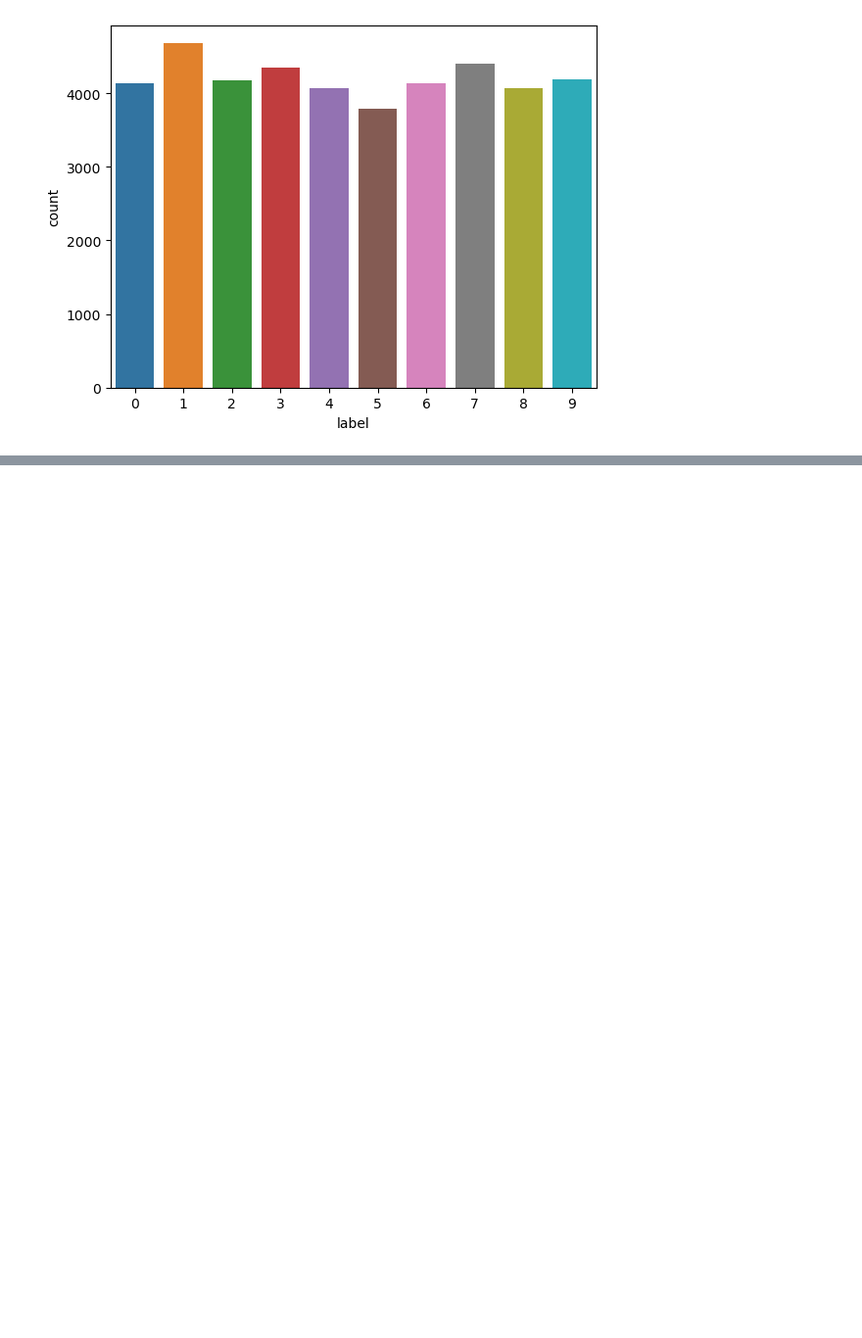
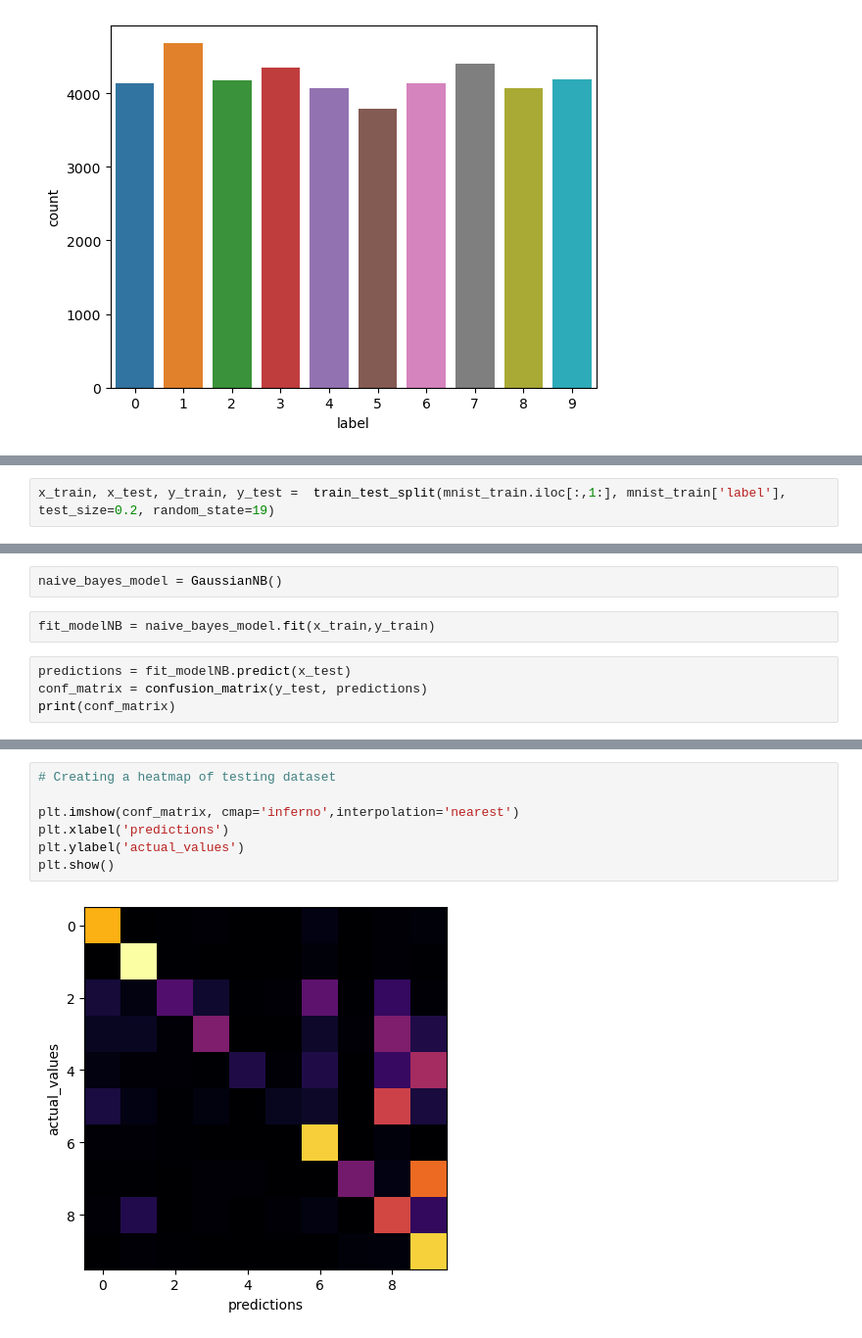
Before and after one commit to BhushanDive/Digit-Recognition-using-Na-ve-Bayes, a Jupyter notebook: Digits.ipynb, the cells around one changed output, grey strips where cells are left out. Shown: that part at 98% size. Saved outputs shown, nothing was run; the diff lists cells and outputs as text; blank space fills up the shorter version.

Commit message:
Naive Bayes and Random Forest applied

```diff
--- a/Digits.ipynb
+++ b/Digits.ipynb
@@ -257,0 +201,2 @@ print(list(mnist_train.label.value_counts().sort_index()))
+# %%
+x_train, x_test, y_train, y_test =  train_test_split(mnist_train.iloc[:,1:], mnist_train['label'], test_size=0.2, random_state=19)
@@ -257,0 +245,8 @@ print(list(mnist_train.label.value_counts().sort_index()))
+# %%
+naive_bayes_model = GaussianNB()
+# %%
+fit_modelNB = naive_bayes_model.fit(x_train,y_train)
+# %%
+predictions = fit_modelNB.predict(x_test)
+conf_matrix = confusion_matrix(y_test, predictions)
+print(conf_matrix)
@@ -257,0 +305,9 @@ print(list(mnist_train.label.value_counts().sort_index()))
+# %%
+# Creating a heatmap of testing dataset
+
+plt.imshow(conf_matrix, cmap='inferno',interpolation='nearest')
+plt.xlabel('predictions')
+plt.ylabel('actual_values')
+plt.show()
+# %% [output]
+[figure, added]
```
Also changed, not shown: parts of 27 cells of this notebook.
